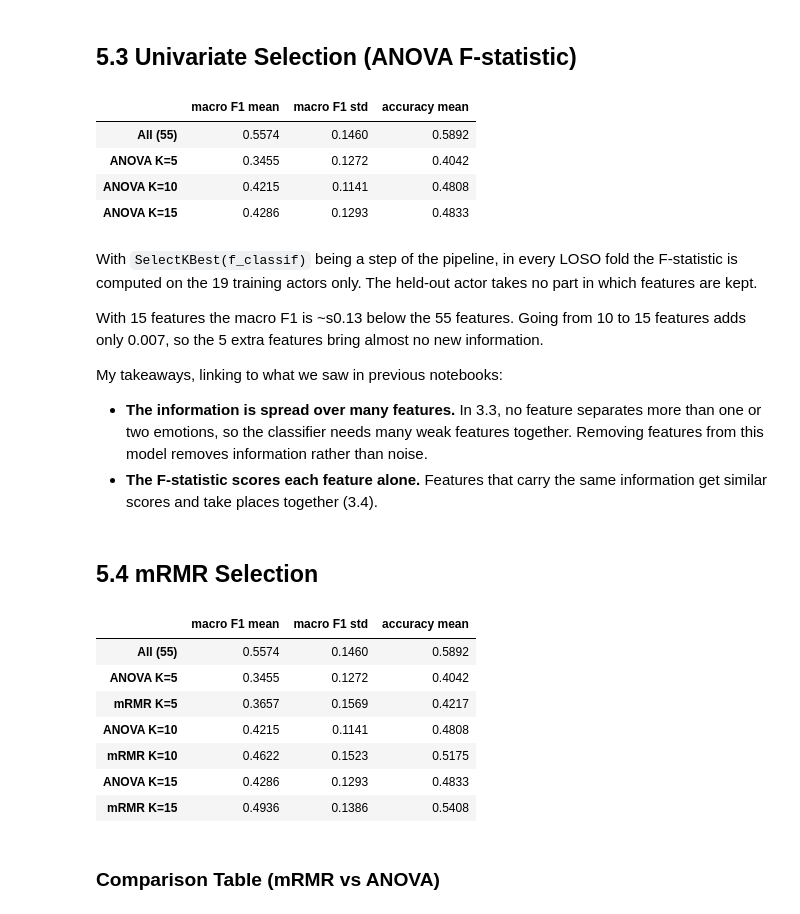
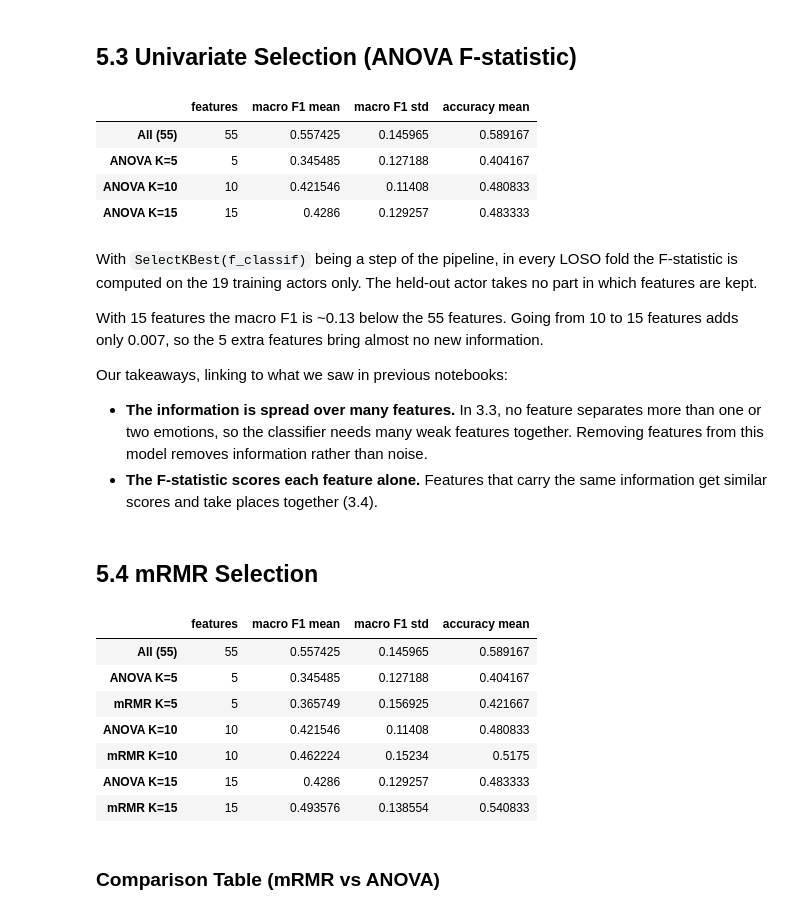
Before and after one commit to migasantunes/Emotion_Recognition, a Jupyter notebook: notebooks/05_selection_test.ipynb, the cells around one changed output. Cells and saved outputs as stored; diff of their text form; code cells hidden in the pictures.

```diff
--- a/notebooks/05_selection_test.ipynb
+++ b/notebooks/05_selection_test.ipynb
@@ -35,14 +37,22 @@ groups = feature_table.index.get_level_values("actor").to_numpy()
 # %% [markdown]
 ### Helper Function & LOSO Procedure
 # %%
-pipe_all = Pipeline([("scaler", StandardScaler()), ("svc", SVC(kernel="rbf", C=cfg.C_FIXED))])
-loso_results = {"All (55)": evl.evaluation(X, y, LeaveOneGroupOut(), pipe_all, groups)[0]}
+loso_results, n_features = {}, {}
+
+def run_loso(name, pipe, n_feat, X_data=X):
+    loso_results[name] = evl.evaluation(X_data, y, LeaveOneGroupOut(), pipe, groups)[0]
+    n_features[name] = str(n_feat)
 
 def results_table(names):
-    return pd.DataFrame({name: {"macro F1 mean": loso_results[name]["macro_f1"].mean(),
+    return pd.DataFrame({name: {"features": n_features[name],
+                                "macro F1 mean": loso_results[name]["macro_f1"].mean(),
                                 "macro F1 std": loso_results[name]["macro_f1"].std(),
                                 "accuracy mean": loso_results[name]["accuracy"].mean()}
                          for name in names}).T.round(4)
+
+pipe_all = Pipeline([("scaler", StandardScaler()), ("svc", SVC(kernel="rbf", C=cfg.C_FIXED))])
+run_loso("All (55)", pipe_all, 55)
+run_loso("Base (30)", clone(pipe_all), 30, X_data=X_base)
 # %% [markdown]
 ## 5.1
 # %% [markdown]
@@ -302,21 +319,21 @@ Because the three pipelines are tested on the same actors, the fairer comparison
 # %%
 for K in cfg.K_GRID:
     pipe = Pipeline([("scaler", StandardScaler()), ("select", SelectKBest(f_classif, k=K)), ("svc", SVC(kernel="rbf", C=cfg.C_FIXED))])
-    loso_results[f"ANOVA K={K}"] = evl.evaluation(X, y, LeaveOneGroupOut(), pipe, groups)[0]
+    run_loso(f"ANOVA K={K}", pipe, K)
 
 results_table(["All (55)"] + [f"ANOVA K={K}" for K in cfg.K_GRID])
 # %% [output]
-|  | macro F1 mean | macro F1 std | accuracy mean |
-| All (55) | 0.5574 | 0.1460 | 0.5892 |
-| ANOVA K=5 | 0.3455 | 0.1272 | 0.4042 |
-| ANOVA K=10 | 0.4215 | 0.1141 | 0.4808 |
-| ANOVA K=15 | 0.4286 | 0.1293 | 0.4833 |
+|  | features | macro F1 mean | macro F1 std | accuracy mean |
+| All (55) | 55 | 0.557425 | 0.145965 | 0.589167 |
+| ANOVA K=5 | 5 | 0.345485 | 0.127188 | 0.404167 |
+| ANOVA K=10 | 10 | 0.421546 | 0.11408 | 0.480833 |
+| ANOVA K=15 | 15 | 0.4286 | 0.129257 | 0.483333 |
 # %% [markdown]
 With `SelectKBest(f_classif)` being a step of the pipeline, in every LOSO fold the F-statistic is computed on the 19 training actors only. The held-out actor takes no part in which features are kept.
 
-With 15 features the macro F1 is ~s0.13 below the 55 features. Going from 10 to 15 features adds only 0.007, so the 5 extra features bring almost no new information.
+With 15 features the macro F1 is ~0.13 below the 55 features. Going from 10 to 15 features adds only 0.007, so the 5 extra features bring almost no new information.
 
-My takeaways, linking to what we saw in previous notebooks:
+Our takeaways, linking to what we saw in previous notebooks:
 - **The information is spread over many features.** In 3.3, no feature separates more than one or two emotions, so the classifier needs many weak features together. Removing features from this model removes information rather than noise.
 - **The F-statistic scores each feature alone.** Features that carry the same information get similar scores and take places together (3.4).
 # %% [markdown]
@@ -324,18 +341,18 @@ My takeaways, linking to what we saw in previous notebooks:
 # %%
 for K in cfg.K_GRID:
     pipe = Pipeline([("scaler", StandardScaler()), ("select", evl.MRMRSelector(K=K)), ("svc", SVC(kernel="rbf", C=cfg.C_FIXED))])
-    loso_results[f"mRMR K={K}"] = evl.evaluation(X, y, LeaveOneGroupOut(), pipe, groups)[0]
+    run_loso(f"mRMR K={K}", pipe, K)
 
 results_table(["All (55)"] + [f"{m} K={K}" for K in cfg.K_GRID for m in ("ANOVA", "mRMR")])
 # %% [output]
-|  | macro F1 mean | macro F1 std | accuracy mean |
-| All (55) | 0.5574 | 0.1460 | 0.5892 |
-| ANOVA K=5 | 0.3455 | 0.1272 | 0.4042 |
-| mRMR K=5 | 0.3657 | 0.1569 | 0.4217 |
-| ANOVA K=10 | 0.4215 | 0.1141 | 0.4808 |
-| mRMR K=10 | 0.4622 | 0.1523 | 0.5175 |
-| ANOVA K=15 | 0.4286 | 0.1293 | 0.4833 |
-| mRMR K=15 | 0.4936 | 0.1386 | 0.5408 |
+|  | features | macro F1 mean | macro F1 std | accuracy mean |
+| All (55) | 55 | 0.557425 | 0.145965 | 0.589167 |
+| ANOVA K=5 | 5 | 0.345485 | 0.127188 | 0.404167 |
+| mRMR K=5 | 5 | 0.365749 | 0.156925 | 0.421667 |
+| ANOVA K=10 | 10 | 0.421546 | 0.11408 | 0.480833 |
+| mRMR K=10 | 10 | 0.462224 | 0.15234 | 0.5175 |
+| ANOVA K=15 | 15 | 0.4286 | 0.129257 | 0.483333 |
+| mRMR K=15 | 15 | 0.493576 | 0.138554 | 0.540833 |
 # %% [markdown]
 ### Comparison Table (mRMR vs ANOVA)
 # %%
```
Also changed, not shown: parts of 13 cells of this notebook, 2 other files.
